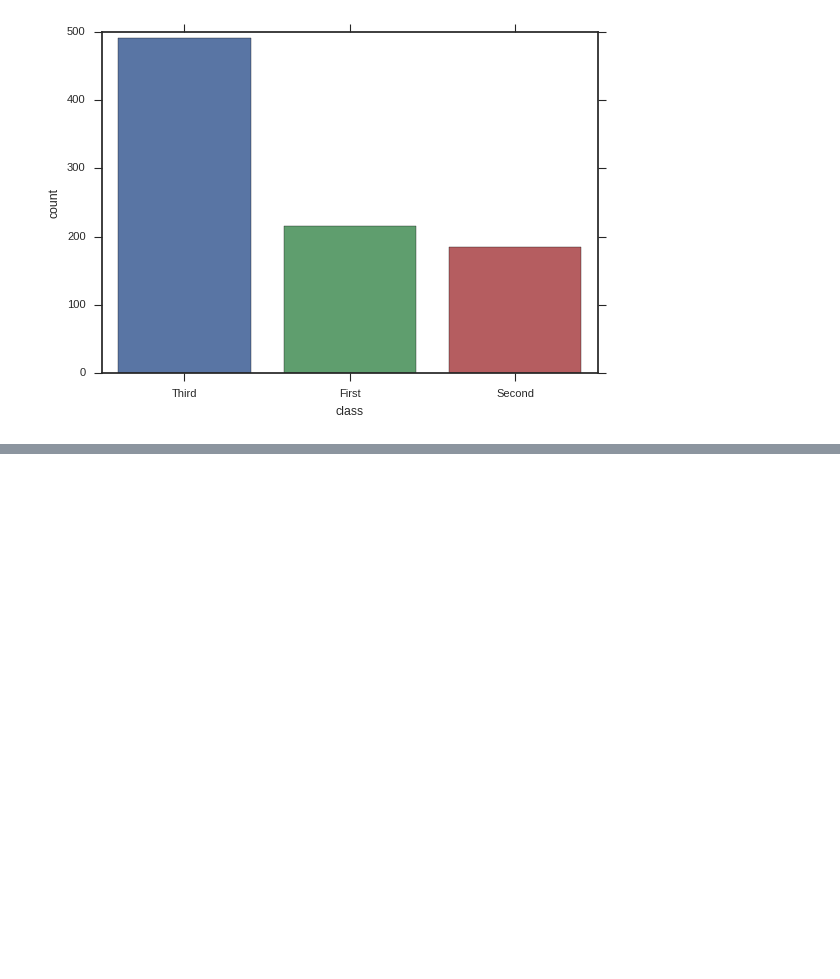
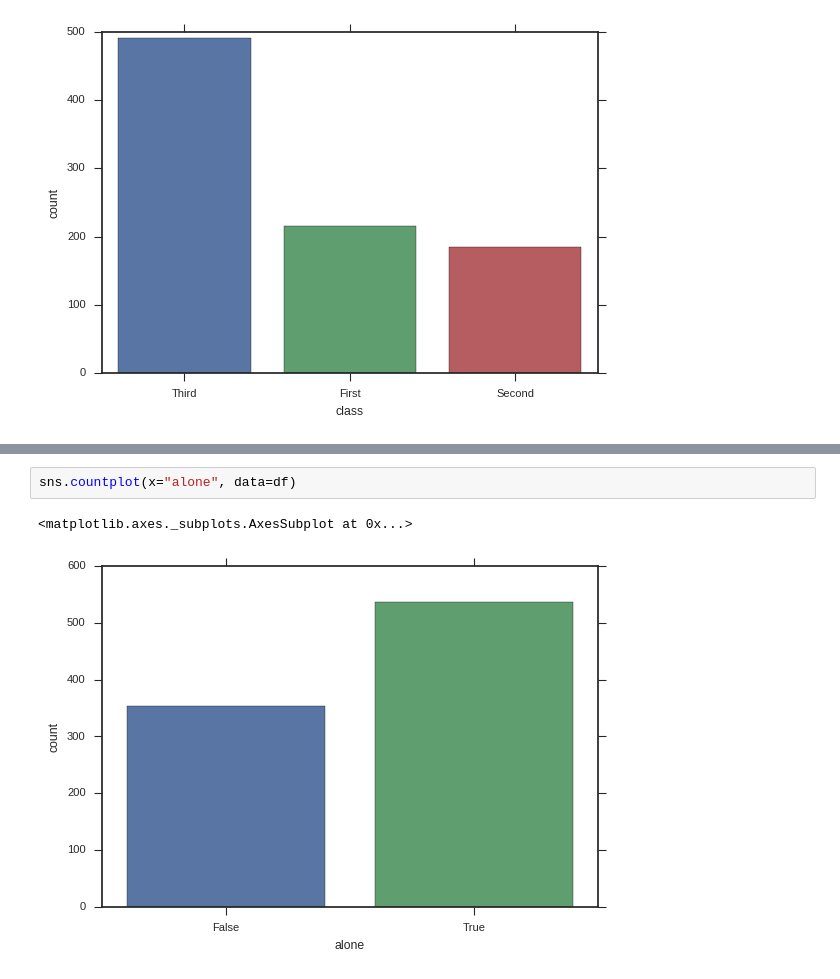
Before and after one commit to napsternxg/DataMiningPython, a Jupyter notebook: Lecture Notebooks/Getting Started.ipynb, the cells around one changed output, grey strips where cells are left out. Saved outputs shown, nothing was run; the diff lists cells and outputs as text; blank space fills up the shorter version.

```diff
--- a/Lecture Notebooks/Getting Started.ipynb
+++ b/Lecture Notebooks/Getting Started.ipynb
@@ -230,0 +241,5 @@ sns.countplot(x="class", data=df)
+# %%
+sns.countplot(x="alone", data=df)
+# %% [output]
+<matplotlib.axes._subplots.AxesSubplot at 0x...>
+[figure, added]
```
Also changed, not shown: parts of 16 cells of this notebook.
